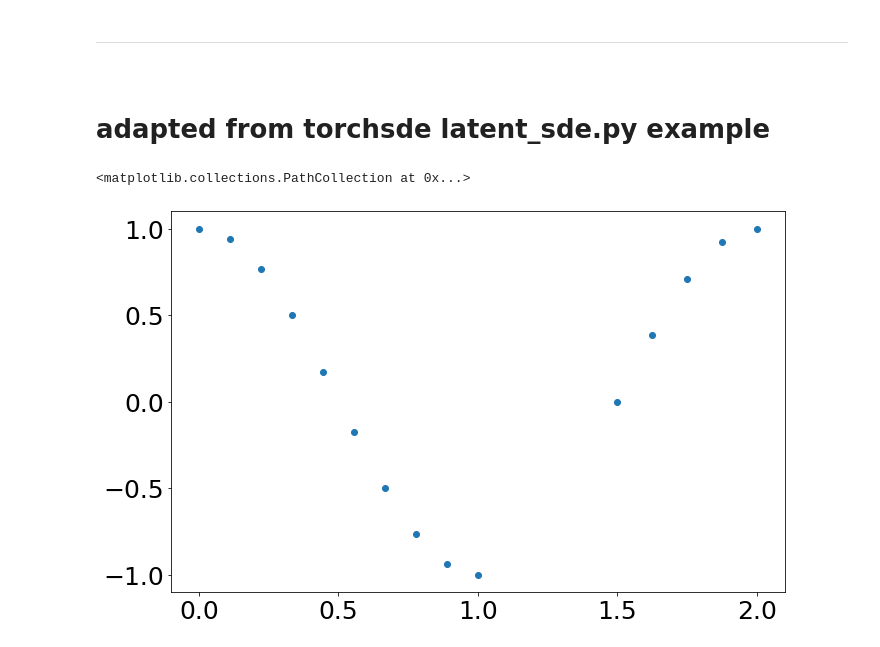
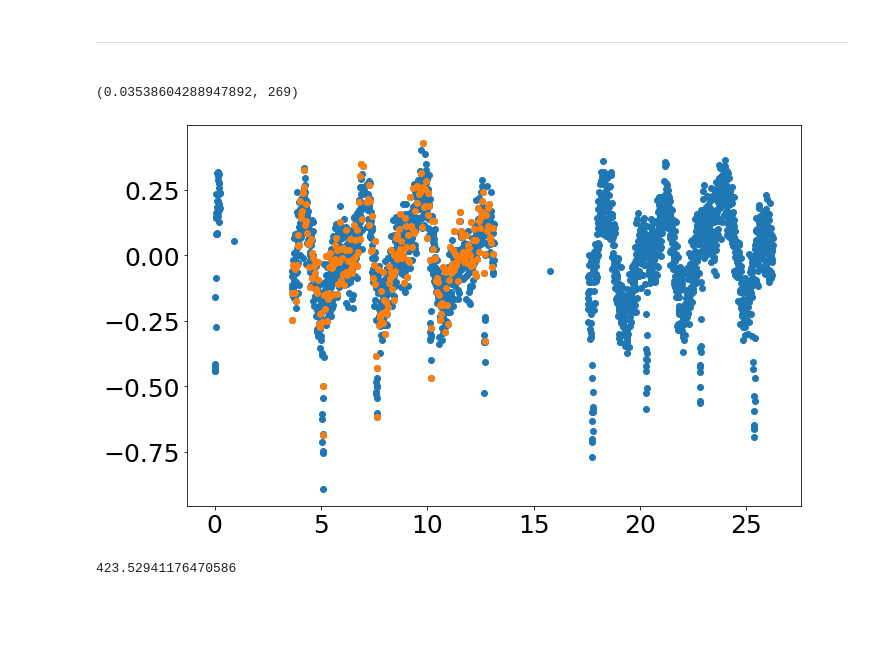
Before and after one commit to al-jshen/jx, a Jupyter notebook: notebooks/sde.ipynb, the cells around one changed output. Drawn from its saved outputs; the diff is of its cells as text; code cells hidden in the pictures; blank space fills up the shorter version.

Commit message:
messing around with latent sdes

```diff
--- a/notebooks/sde.ipynb
+++ b/notebooks/sde.ipynb
@@ -350,15 +351,25 @@ plt.plot(x, y, c='r')
 #
 -----------
 #
-# %% [markdown]
-# adapted from torchsde latent_sde.py example
+# %%
+with open('../data/lightcurve.json') as f:
+    data = json.load(f)
+    x = np.array(data['x'])
+    y = np.array(data['y'])
+# %%
+mask = (3. < x) & (x < 14)
+xtrain = x[mask][::5]
+ytrain = y[mask][::5]
+plt.scatter(x, y)
+plt.scatter(xtrain, ytrain)
+np.diff(xtrain).mean(), xtrain.size
+# %% [output]
+(0.03538604288947892, 269)
+[figure, added]
 # %%
-x = jnp.concatenate((jnp.linspace(0., 1., 10), jnp.linspace(1.5, 2, 5)))
-y = jnp.cos(x * jnp.pi)
-plt.scatter(x, y)
+# x = jnp.concatenate((jnp.linspace(0., 1., 10), jnp.linspace(1.5, 2, 5)))
+# y = jnp.cos(x * jnp.pi)
+# plt.scatter(x, y)
-# %% [output]
-<matplotlib.collections.PathCollection at 0x...>
-[figure, removed]
 # %%
 def f(y, t, p):
     i = jnp.array((jnp.sin(t), jnp.cos(t), y))
@@ -446,4 +459,8 @@ opt = optax.multi_transform(
     {k: k for k in params.keys()}
 )
 opt_state = opt.init(params)
+# %%
+8000 * 0.9 / 17
+# %% [output]
+423.52941176470586
 # %%
```
Also changed, not shown: parts of 10 cells of this notebook, 3 other files.
